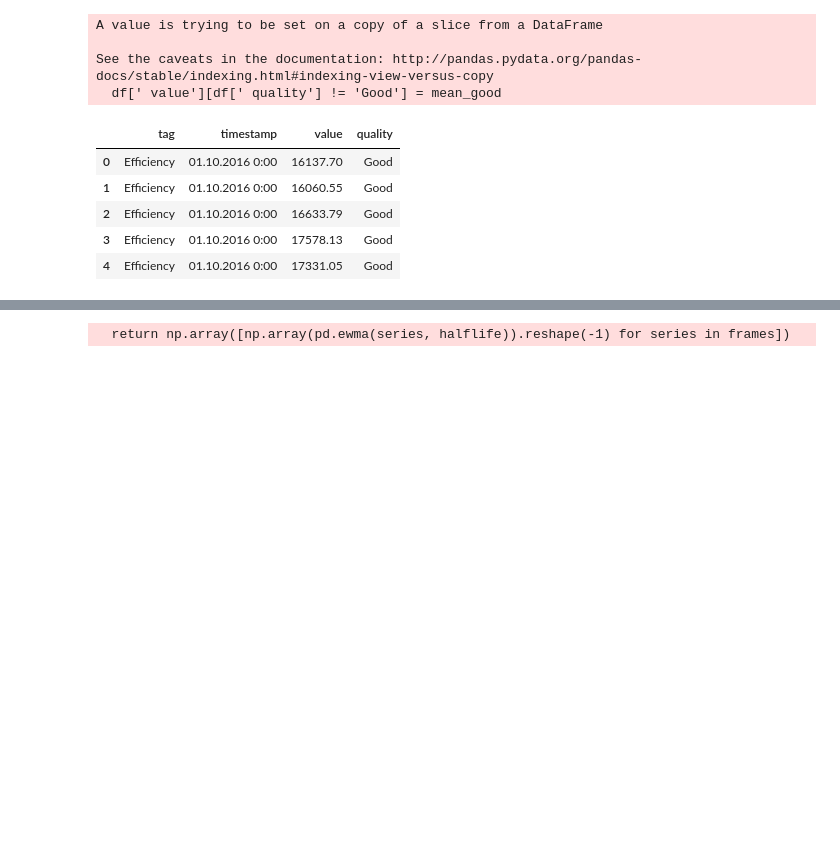
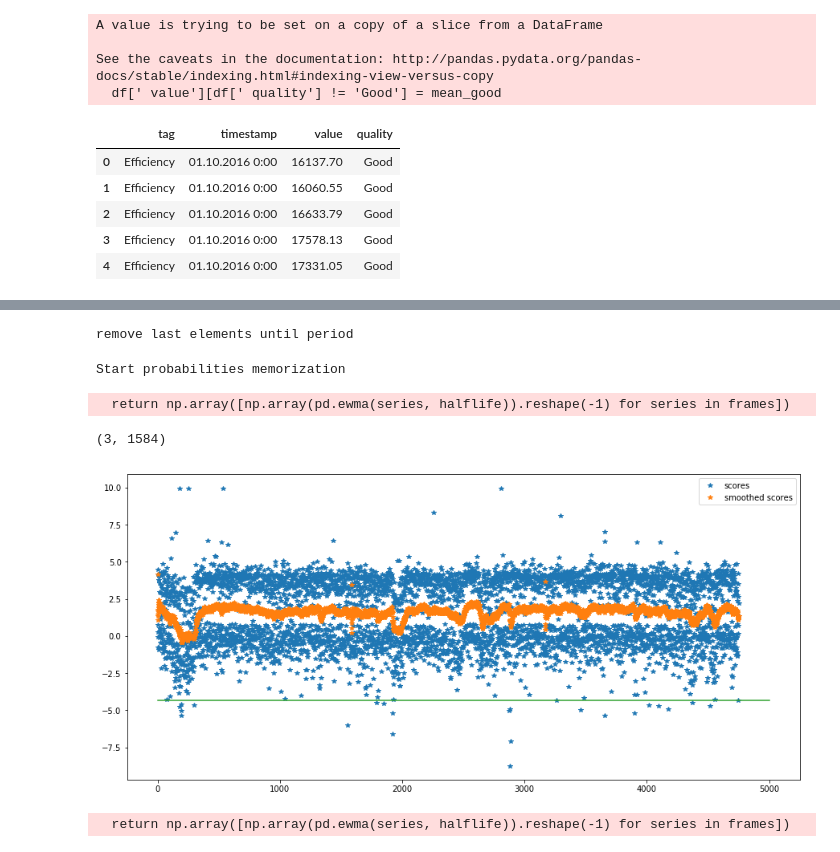
Before and after one commit to ale3otik/GlobalChangersSibur, a Jupyter notebook: notebook2.ipynb, the cells around one changed output, grey strips where cells are left out. Cells and saved outputs as stored; diff of their text form; code cells hidden in the pictures; blank space fills up the shorter version.

```diff
--- a/notebook2.ipynb
+++ b/notebook2.ipynb
@@ -53,3 +55,26 @@ def get_log_reg_score(target, model=LogisticRegression(),X_length = 50):
+# %%
+targets, scores, smoothed_scores, treshold = gad.extract_anomaly_target(df,
+                                            frame_period=6*11*24,
+                                            halflife=2*11,
+                                            horizont=6 * 11, top =0.005, more_info=True)
+# %% [output]
+remove last elements until period
+Start probabilities memorization
+  return np.array([np.array(pd.ewma(series, halflife)).reshape(-1) for series in frames])
+# %%
+scores.shape
+# %% [output]
+(3, 1584)
+# %%
+L = len(scores.reshape(-1))
+plt.figure(figsize=(15,7))
+plt.plot(np.arange(L), scores.reshape(-1), '*', label='scores')
+plt.plot(np.arange(L), smoothed_scores.reshape(-1), '*', label='smoothed scores')
+plt.plot([0, 5000], [treshold, treshold])
+plt.legend()
+plt.show()
+# %% [output]
+[figure, added]
 # %%
 %%time
 # 1 hour predictions
```
Also changed, not shown: parts of 2 cells of this notebook, 2 other files.
